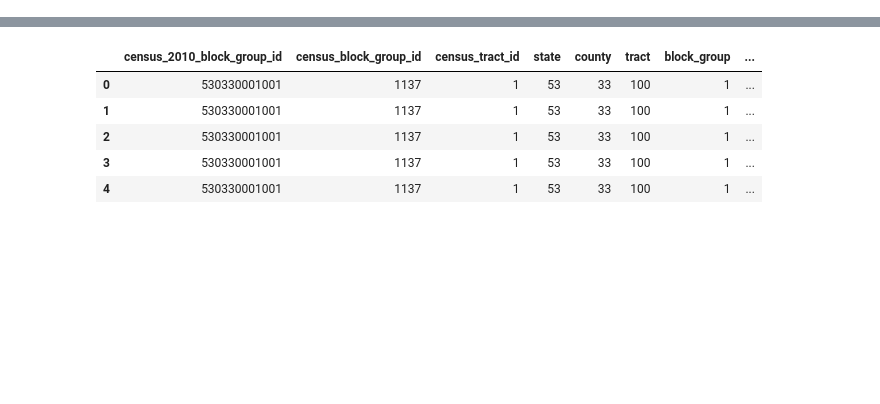
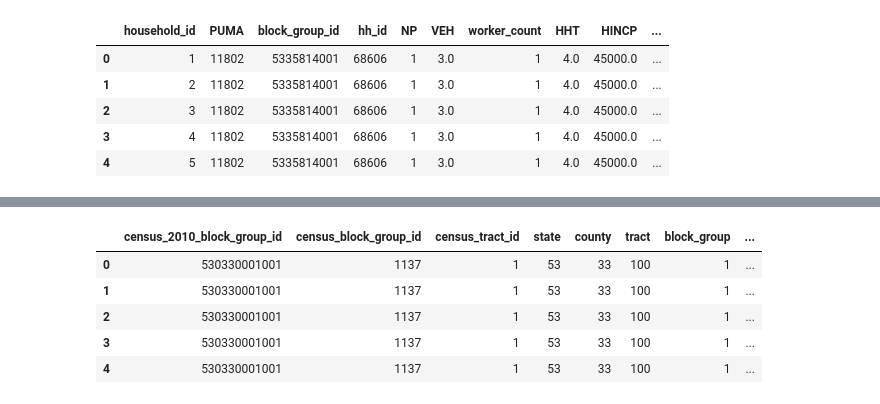
Before and after one commit to psrc/populationsim, a Jupyter notebook: psrc/notebooks/finalize_synthetic_population_hh.ipynb, the cells around one changed output, grey strips where cells are left out. Cells and saved outputs as stored; diff of their text form; code cells hidden in the pictures; blank space fills up the shorter version.

```diff
--- a/psrc/notebooks/finalize_synthetic_population_hh.ipynb
+++ b/psrc/notebooks/finalize_synthetic_population_hh.ipynb
@@ -53,3 +39,12 @@ df_new_hh.drop(['NP_adjusted','NP_adjusted','hh_id','new_pums_hh_id'], axis=1, i
+# %%
+df_syn_hh.head()
+# %% [output]
+|  | household_id | PUMA | block_group_id | hh_id | NP | VEH | worker_count | HHT | HINCP | ... |
+| 0 | 1 | 11802 | 5335814001 | 68606 | 1 | 3.0 | 1 | 4.0 | 45000.0 | ... |
+| 1 | 2 | 11802 | 5335814001 | 68606 | 1 | 3.0 | 1 | 4.0 | 45000.0 | ... |
+| 2 | 3 | 11802 | 5335814001 | 68606 | 1 | 3.0 | 1 | 4.0 | 45000.0 | ... |
+| 3 | 4 | 11802 | 5335814001 | 68606 | 1 | 3.0 | 1 | 4.0 | 45000.0 | ... |
+| 4 | 5 | 11802 | 5335814001 | 68606 | 1 | 3.0 | 1 | 4.0 | 45000.0 | ... |
 # %%
 print(len(df_new_hh))
 print(len(df_syn_hh))
```
Also changed, not shown: parts of 25 cells of this notebook, 6 other files.
